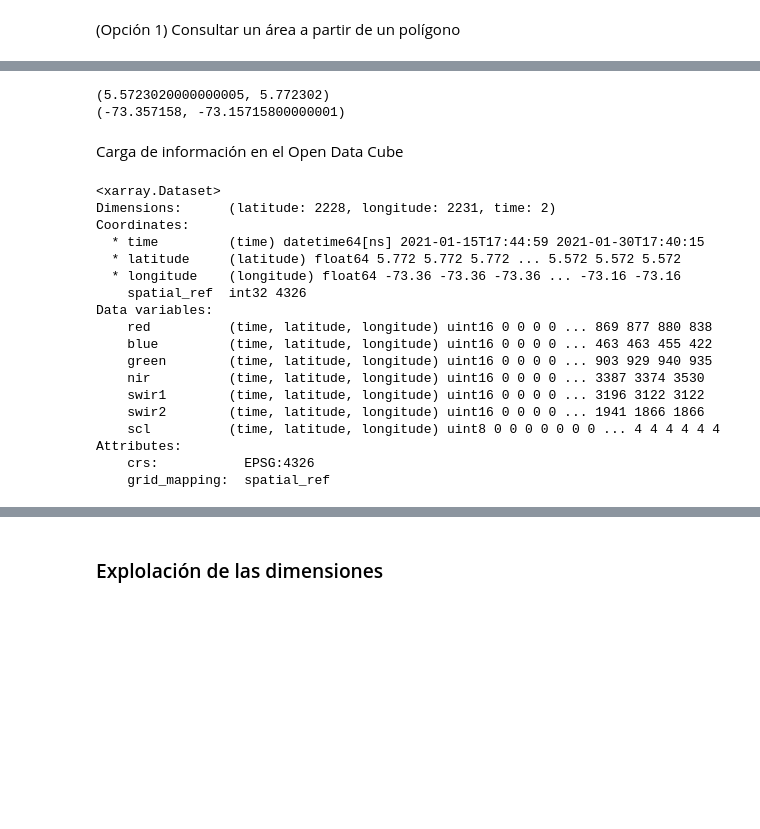
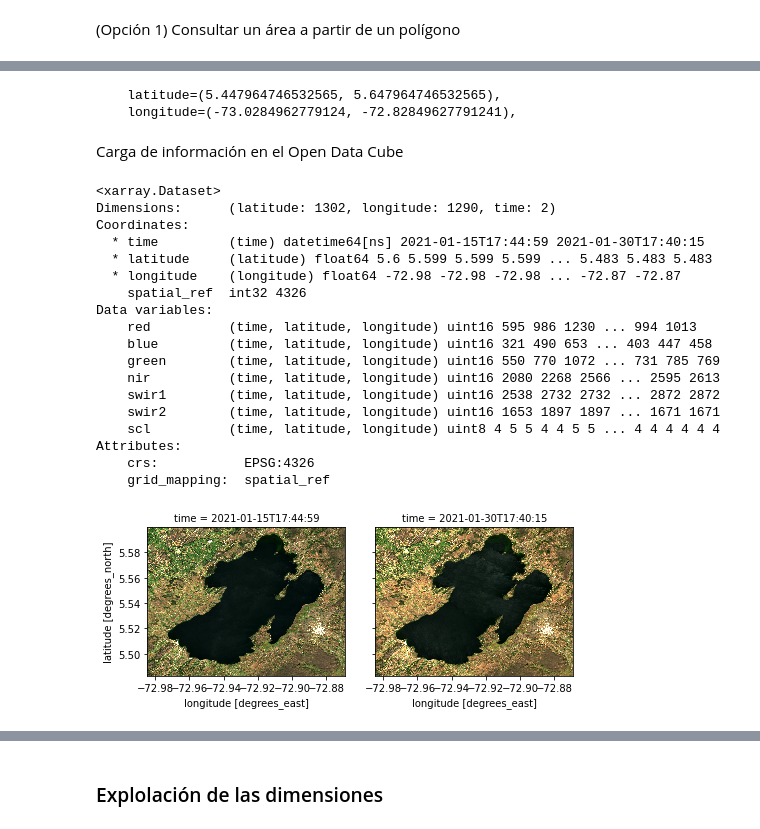
Before and after one commit to DonAurelio/datacube-tutorial, a Jupyter notebook: notebooks/5. Introducción al Open Data Cube.ipynb, the cells around one changed output, grey strips where cells are left out. Cells and saved outputs as stored; diff of their text form; code cells hidden in the pictures; blank space fills up the shorter version.

```diff
--- a/notebooks/5. Introducción al Open Data Cube.ipynb
+++ b/notebooks/5. Introducción al Open Data Cube.ipynb
@@ -79,21 +97,21 @@ print(set_study_area_lon)
 # %%
 # Definición de las coordenadas del punto
-central_lat = 5.672302
-central_lon = -73.257158
+central_lat = 5.547964746532565
+central_lon =  -72.9284962779124
 
-# Aumento del aŕea del cuadrado para "EPSG:32719"
-# 2 kilómetros
+# Aumento del aŕea del cuadrado para "EPSG:4326"
+# 11.1 kilómetros
 buffer = 0.1
 
 # Calculo del cuadro delimitador (bounding box) para el área de estudio
 set_study_area_lat = (central_lat - buffer, central_lat + buffer)
 set_study_area_lon = (central_lon - buffer, central_lon + buffer)
 
-print(set_study_area_lat)
-print(set_study_area_lon)
+print(f'    latitude={set_study_area_lat},')
+print(f'    longitude={set_study_area_lon},')
 # %% [output]
-(5.5723020000000005, 5.772302)
-(-73.357158, -73.15715800000001)
+    latitude=(5.447964746532565, 5.647964746532565),
+    longitude=(-73.0284962779124, -72.82849627791241),
 # %% [markdown]
 Carga de información en el Open Data Cube
 # %%
@@ -101,8 +119,8 @@ dc = datacube.Datacube(app="Cana")
 
 dataset = dc.load(
     product="s2_sen2cor_ard_granule_EO3",
-    longitude=(-73.357158, -73.15715800000001),
-    latitude=(5.5723020000000005, 5.772302),
+    latitude=(5.482742764560578, 5.599560141454585),
+    longitude=(-72.98455102539063, -72.86891119384765),
     time=('2021-01-01', '2021-02-01'),
     measurements=["red","blue","green","nir","swir1","swir2","scl"],
     crs="EPSG:4326",
@@ -113,23 +131,29 @@ dataset = dc.load(
 dataset
 # %% [output]
 <xarray.Dataset>
-Dimensions:      (latitude: 2228, longitude: 2231, time: 2)
+Dimensions:      (latitude: 1302, longitude: 1290, time: 2)
 Coordinates:
   * time         (time) datetime64[ns] 2021-01-15T17:44:59 2021-01-30T17:40:15
-  * latitude     (latitude) float64 5.772 5.772 5.772 ... 5.572 5.572 5.572
-  * longitude    (longitude) float64 -73.36 -73.36 -73.36 ... -73.16 -73.16
+  * latitude     (latitude) float64 5.6 5.599 5.599 5.599 ... 5.483 5.483 5.483
+  * longitude    (longitude) float64 -72.98 -72.98 -72.98 ... -72.87 -72.87
     spatial_ref  int32 4326
 Data variables:
-    red          (time, latitude, longitude) uint16 0 0 0 0 ... 869 877 880 838
-    blue         (time, latitude, longitude) uint16 0 0 0 0 ... 463 463 455 422
-    green        (time, latitude, longitude) uint16 0 0 0 0 ... 903 929 940 935
-    nir          (time, latitude, longitude) uint16 0 0 0 0 ... 3387 3374 3530
-    swir1        (time, latitude, longitude) uint16 0 0 0 0 ... 3196 3122 3122
-    swir2        (time, latitude, longitude) uint16 0 0 0 0 ... 1941 1866 1866
-    scl          (time, latitude, longitude) uint8 0 0 0 0 0 0 0 ... 4 4 4 4 4 4
+    red          (time, latitude, longitude) uint16 595 986 1230 ... 994 1013
+    blue         (time, latitude, longitude) uint16 321 490 653 ... 403 447 458
+    green        (time, latitude, longitude) uint16 550 770 1072 ... 731 785 769
+    nir          (time, latitude, longitude) uint16 2080 2268 2566 ... 2595 2613
+    swir1        (time, latitude, longitude) uint16 2538 2732 2732 ... 2872 2872
+    swir2        (time, latitude, longitude) uint16 1653 1897 1897 ... 1671 1671
+    scl          (time, latitude, longitude) uint8 4 5 5 4 4 5 5 ... 4 4 4 4 4 4
 Attributes:
     crs:           EPSG:4326
     grid_mapping:  spatial_ref
+# %%
+rgb = dataset[["red","green","blue"]].to_array(dim='color')
+rgb = rgb.transpose(*(rgb.dims[1:]+rgb.dims[:1]))  # make 'color' the last dimension
+img = rgb.plot.imshow(col='time',col_wrap=2,add_colorbar=False,vmin=0,vmax=1500)
+# %% [output]
+[figure, added]
 # %% [markdown]
 ## 3. Características de la imágen obtenida
 
```
Also changed, not shown: parts of 25 cells of this notebook, 11 other files.
